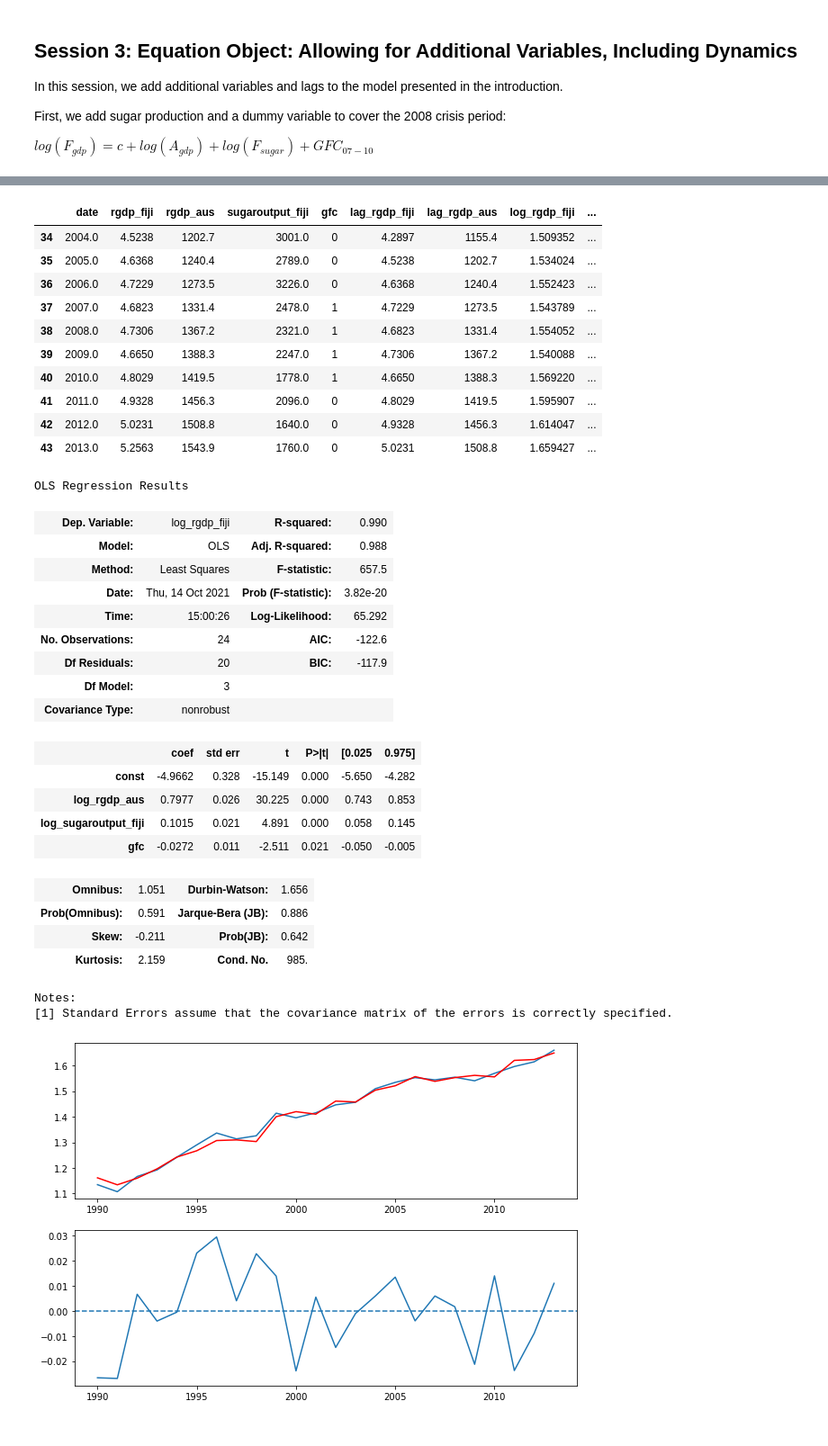
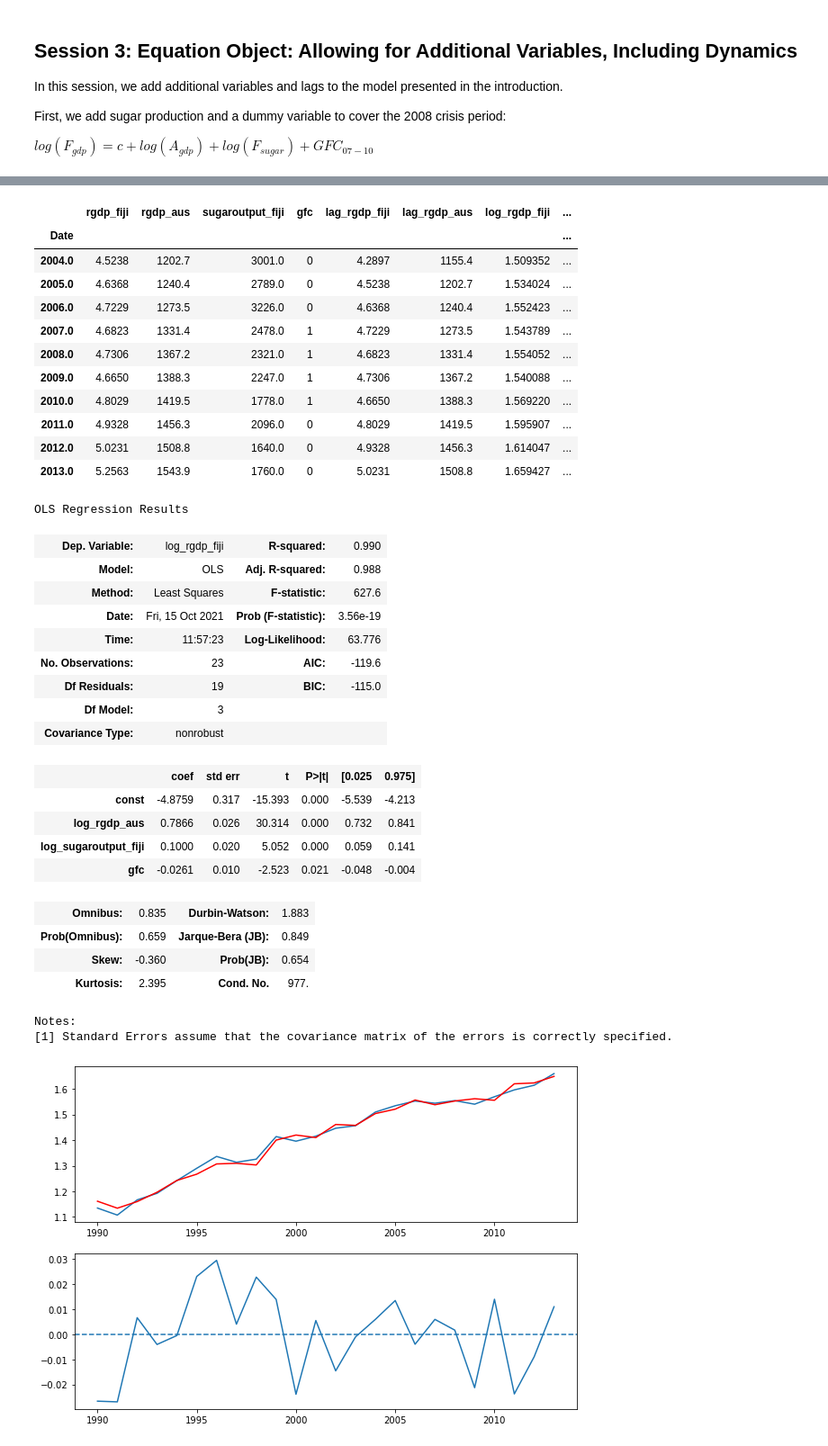
Before and after one commit to joaomacalos/imfx-python, a Jupyter notebook: m2-lectures.ipynb, the cells around one changed output, grey strips where cells are left out. Shown: that part at 90% size. Drawn from its saved outputs; the diff is of its cells as text; code cells hidden in the pictures.

```diff
--- a/m2-lectures.ipynb
+++ b/m2-lectures.ipynb
@@ -100,8 +101,8 @@ First, we add sugar production and a dummy variable to cover the 2008 crisis per
 $log(F_{gdp}) = c + log(A_{gdp}) + log(F_{sugar}) + GFC_{07-10}$
 # %%
 # Reload csv and make transformations
-df = pd.read_csv("data/Module_2_Fiji_fiji.csv")
+df = pd.read_csv("data/Module_2_Fiji_fiji.csv", index_col='Date')
 df.columns = [x.lower() for x in df.columns]
-df = df.loc[:, ["date", "rgdp_fiji", "rgdp_aus", "sugaroutput_fiji"]]
-df.head(15)
+df = df.loc[:, ["rgdp_fiji", "rgdp_aus", "sugaroutput_fiji"]]
+df.head()
 # %% [output]
@@ -124,31 +116,32 @@ df.head(15)
 # %%
 df = (
     df
     .pipe(lambda x: x.assign(
         # Create a dummy for GFC
-        gfc=np.where(x.date.isin([2007, 2008, 2009,2010]), 1, 0),
+        gfc=np.where(x.index.isin([2007, 2008, 2009, 2010]), 1, 0),
         # Create lags
         **{f'lag_{col.name}': col.shift(1) for col in [x.rgdp_fiji, x.rgdp_aus]}
     ))
     .pipe(lambda x: x.assign(
         # Create logs
         **{f'log_{col.name}': np.log(col) for col in [x.rgdp_fiji, x.rgdp_aus, x.sugaroutput_fiji, x.lag_rgdp_fiji, x.lag_rgdp_aus]}
         ))
     .dropna()
 )
 df.tail(10)
 # %% [output]
-|  | date | rgdp_fiji | rgdp_aus | sugaroutput_fiji | gfc | lag_rgdp_fiji | lag_rgdp_aus | log_rgdp_fiji | ... |
-| 34 | 2004.0 | 4.5238 | 1202.7 | 3001.0 | 0 | 4.2897 | 1155.4 | 1.509352 | ... |
-| 35 | 2005.0 | 4.6368 | 1240.4 | 2789.0 | 0 | 4.5238 | 1202.7 | 1.534024 | ... |
-| 36 | 2006.0 | 4.7229 | 1273.5 | 3226.0 | 0 | 4.6368 | 1240.4 | 1.552423 | ... |
-| 37 | 2007.0 | 4.6823 | 1331.4 | 2478.0 | 1 | 4.7229 | 1273.5 | 1.543789 | ... |
-| 38 | 2008.0 | 4.7306 | 1367.2 | 2321.0 | 1 | 4.6823 | 1331.4 | 1.554052 | ... |
-| 39 | 2009.0 | 4.6650 | 1388.3 | 2247.0 | 1 | 4.7306 | 1367.2 | 1.540088 | ... |
-| 40 | 2010.0 | 4.8029 | 1419.5 | 1778.0 | 1 | 4.6650 | 1388.3 | 1.569220 | ... |
-| 41 | 2011.0 | 4.9328 | 1456.3 | 2096.0 | 0 | 4.8029 | 1419.5 | 1.595907 | ... |
-| 42 | 2012.0 | 5.0231 | 1508.8 | 1640.0 | 0 | 4.9328 | 1456.3 | 1.614047 | ... |
-| 43 | 2013.0 | 5.2563 | 1543.9 | 1760.0 | 0 | 5.0231 | 1508.8 | 1.659427 | ... |
+|  | rgdp_fiji | rgdp_aus | sugaroutput_fiji | gfc | lag_rgdp_fiji | lag_rgdp_aus | log_rgdp_fiji | ... |
+| Date |  |  |  |  |  |  |  | ... |
+| 2004.0 | 4.5238 | 1202.7 | 3001.0 | 0 | 4.2897 | 1155.4 | 1.509352 | ... |
+| 2005.0 | 4.6368 | 1240.4 | 2789.0 | 0 | 4.5238 | 1202.7 | 1.534024 | ... |
+| 2006.0 | 4.7229 | 1273.5 | 3226.0 | 0 | 4.6368 | 1240.4 | 1.552423 | ... |
+| 2007.0 | 4.6823 | 1331.4 | 2478.0 | 1 | 4.7229 | 1273.5 | 1.543789 | ... |
+| 2008.0 | 4.7306 | 1367.2 | 2321.0 | 1 | 4.6823 | 1331.4 | 1.554052 | ... |
+| 2009.0 | 4.6650 | 1388.3 | 2247.0 | 1 | 4.7306 | 1367.2 | 1.540088 | ... |
+| 2010.0 | 4.8029 | 1419.5 | 1778.0 | 1 | 4.6650 | 1388.3 | 1.569220 | ... |
+| 2011.0 | 4.9328 | 1456.3 | 2096.0 | 0 | 4.8029 | 1419.5 | 1.595907 | ... |
+| 2012.0 | 5.0231 | 1508.8 | 1640.0 | 0 | 4.9328 | 1456.3 | 1.614047 | ... |
+| 2013.0 | 5.2563 | 1543.9 | 1760.0 | 0 | 5.0231 | 1508.8 | 1.659427 | ... |
 # %%
 # Regress
 X = df[["log_rgdp_aus", "log_sugaroutput_fiji", "gfc"]]
@@ -162,22 +155,22 @@ results.summary()
 OLS Regression Results
 | Dep. Variable: | log_rgdp_fiji | R-squared: | 0.990 |
 | Model: | OLS | Adj. R-squared: | 0.988 |
-| Method: | Least Squares | F-statistic: | 657.5 |
-| Date: | Thu, 14 Oct 2021 | Prob (F-statistic): | 3.82e-20 |
-| Time: | 15:00:26 | Log-Likelihood: | 65.292 |
-| No. Observations: | 24 | AIC: | -122.6 |
-| Df Residuals: | 20 | BIC: | -117.9 |
+| Method: | Least Squares | F-statistic: | 627.6 |
+| Date: | Fri, 15 Oct 2021 | Prob (F-statistic): | 3.56e-19 |
+| Time: | 11:57:23 | Log-Likelihood: | 63.776 |
+| No. Observations: | 23 | AIC: | -119.6 |
+| Df Residuals: | 19 | BIC: | -115.0 |
 | Df Model: | 3 |  |  |
 | Covariance Type: | nonrobust |  |  |
 |  | coef | std err | t | P>|t| | [0.025 | 0.975] |
-| const | -4.9662 | 0.328 | -15.149 | 0.000 | -5.650 | -4.282 |
-| log_rgdp_aus | 0.7977 | 0.026 | 30.225 | 0.000 | 0.743 | 0.853 |
-| log_sugaroutput_fiji | 0.1015 | 0.021 | 4.891 | 0.000 | 0.058 | 0.145 |
-| gfc | -0.0272 | 0.011 | -2.511 | 0.021 | -0.050 | -0.005 |
+| const | -4.8759 | 0.317 | -15.393 | 0.000 | -5.539 | -4.213 |
+| log_rgdp_aus | 0.7866 | 0.026 | 30.314 | 0.000 | 0.732 | 0.841 |
+| log_sugaroutput_fiji | 0.1000 | 0.020 | 5.052 | 0.000 | 0.059 | 0.141 |
+| gfc | -0.0261 | 0.010 | -2.523 | 0.021 | -0.048 | -0.004 |
-| Omnibus: | 1.051 | Durbin-Watson: | 1.656 |
-| Prob(Omnibus): | 0.591 | Jarque-Bera (JB): | 0.886 |
-| Skew: | -0.211 | Prob(JB): | 0.642 |
-| Kurtosis: | 2.159 | Cond. No. | 985. |
+| Omnibus: | 0.835 | Durbin-Watson: | 1.883 |
+| Prob(Omnibus): | 0.659 | Jarque-Bera (JB): | 0.849 |
+| Skew: | -0.360 | Prob(JB): | 0.654 |
+| Kurtosis: | 2.395 | Cond. No. | 977. |
 Notes:
 [1] Standard Errors assume that the covariance matrix of the errors is correctly specified.
 # %%
```
Also changed, not shown: parts of 20 cells of this notebook, 1 other file.
